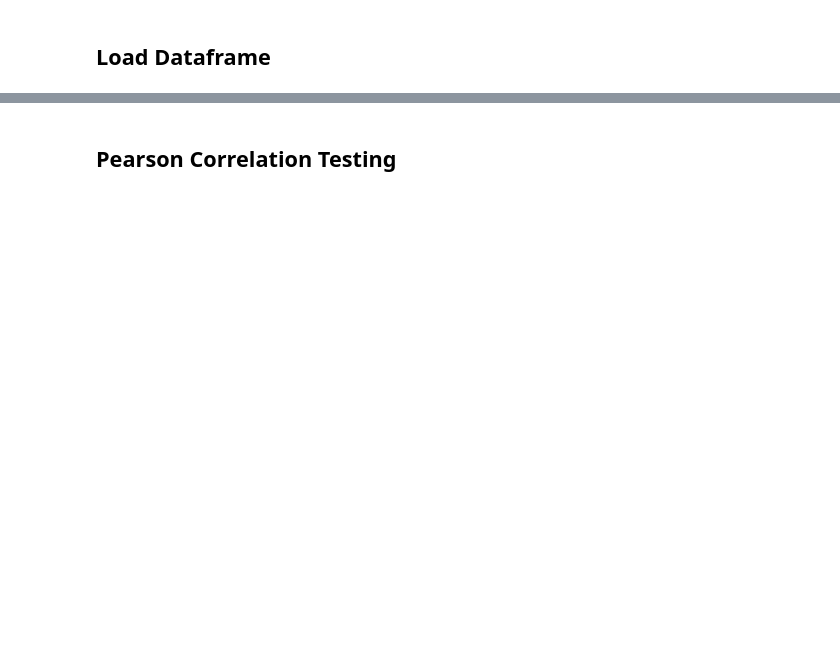
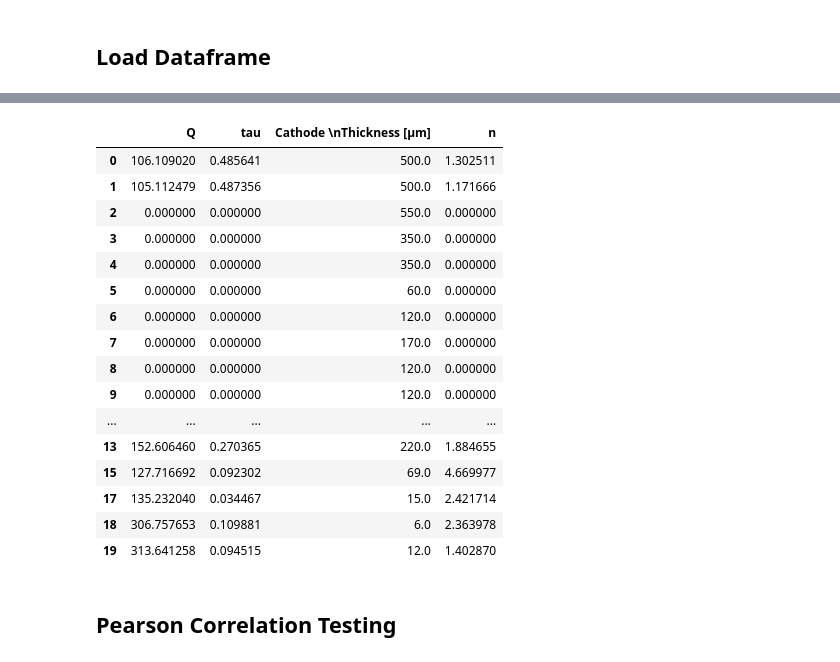
Before and after one commit to BatteryDesign/BatteryRateCap, a Jupyter notebook: Demo/Demo_correlation_test.ipynb, the cells around one changed output, grey strips where cells are left out. Drawn from its saved outputs; the diff is of its cells as text; code cells hidden in the pictures; blank space fills up the shorter version.

```diff
--- a/Demo/Demo_correlation_test.ipynb
+++ b/Demo/Demo_correlation_test.ipynb
@@ -32,3 +17,25 @@ df
+# %%
+df = df[{'n','tau','Q','Cathode \nThickness [µm]'}]
+df = df.dropna() #drop all rows with Nan
+df
+# %% [output]
+|  | Q | tau | Cathode \nThickness [µm] | n |
+| 0 | 106.109020 | 0.485641 | 500.0 | 1.302511 |
+| 1 | 105.112479 | 0.487356 | 500.0 | 1.171666 |
+| 2 | 0.000000 | 0.000000 | 550.0 | 0.000000 |
+| 3 | 0.000000 | 0.000000 | 350.0 | 0.000000 |
+| 4 | 0.000000 | 0.000000 | 350.0 | 0.000000 |
+| 5 | 0.000000 | 0.000000 | 60.0 | 0.000000 |
+| 6 | 0.000000 | 0.000000 | 120.0 | 0.000000 |
+| 7 | 0.000000 | 0.000000 | 170.0 | 0.000000 |
+| 8 | 0.000000 | 0.000000 | 120.0 | 0.000000 |
+| 9 | 0.000000 | 0.000000 | 120.0 | 0.000000 |
+| ... | ... | ... | ... | ... |
+| 13 | 152.606460 | 0.270365 | 220.0 | 1.884655 |
+| 15 | 127.716692 | 0.092302 | 69.0 | 4.669977 |
+| 17 | 135.232040 | 0.034467 | 15.0 | 2.421714 |
+| 18 | 306.757653 | 0.109881 | 6.0 | 2.363978 |
+| 19 | 313.641258 | 0.094515 | 12.0 | 1.402870 |
 # %% [markdown]
 ## Pearson Correlation Testing
 # %%
```
Also changed, not shown: parts of 10 cells of this notebook, 5 other files.
